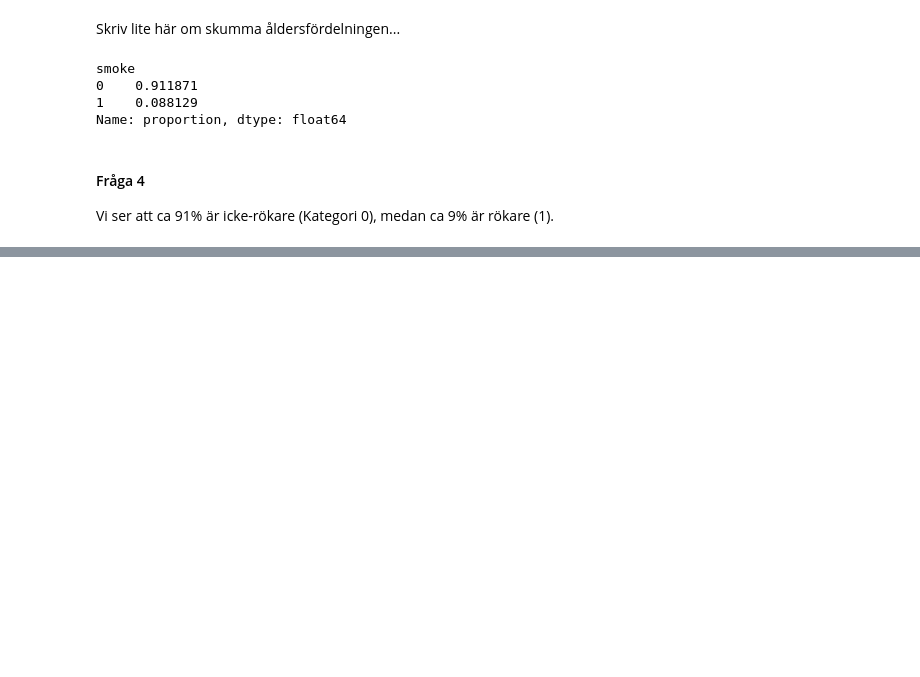
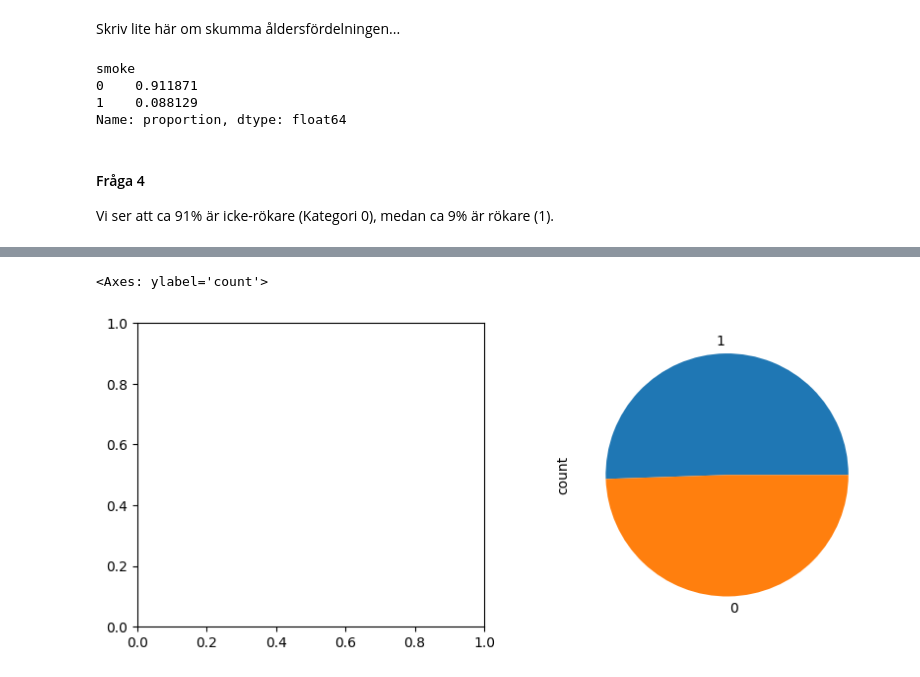
Before and after one commit to bearwinterfirth/medical, a Jupyter notebook: disease_prediction.ipynb, the cells around one changed output, grey strips where cells are left out. Saved outputs shown, nothing was run; the diff lists cells and outputs as text; code cells hidden in the pictures; blank space fills up the shorter version.

```diff
--- a/disease_prediction.ipynb
+++ b/disease_prediction.ipynb
@@ -55,0 +78,9 @@ Vi ser att ca 91% är icke-rökare (Kategori 0), medan ca 9% är rökare (1).
+# %%
+df_male=df[df["gender"]==2]
+df_female=df[df["gender"]==1]
+
+fig, ax=plt.subplots(1, 2, figsize=(10,4))
+df_male["cardio"].value_counts().plot(kind="pie")
+# %% [output]
+<Axes: ylabel='count'>
+[figure, added]
```
Also changed, not shown: parts of 5 cells of this notebook.
